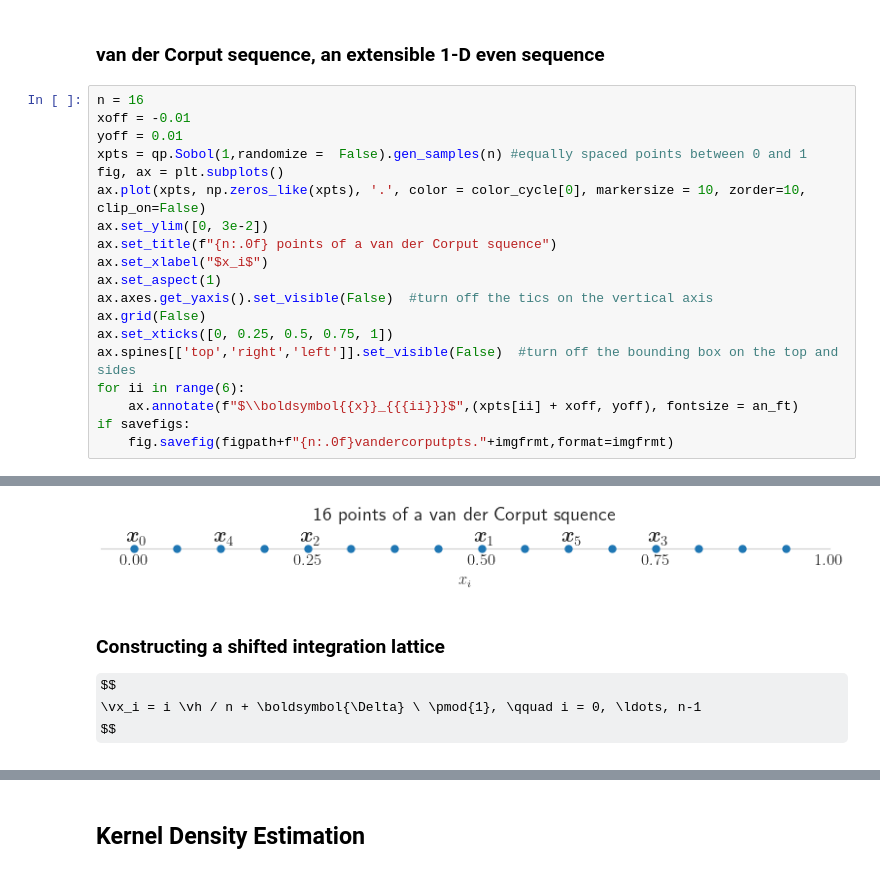
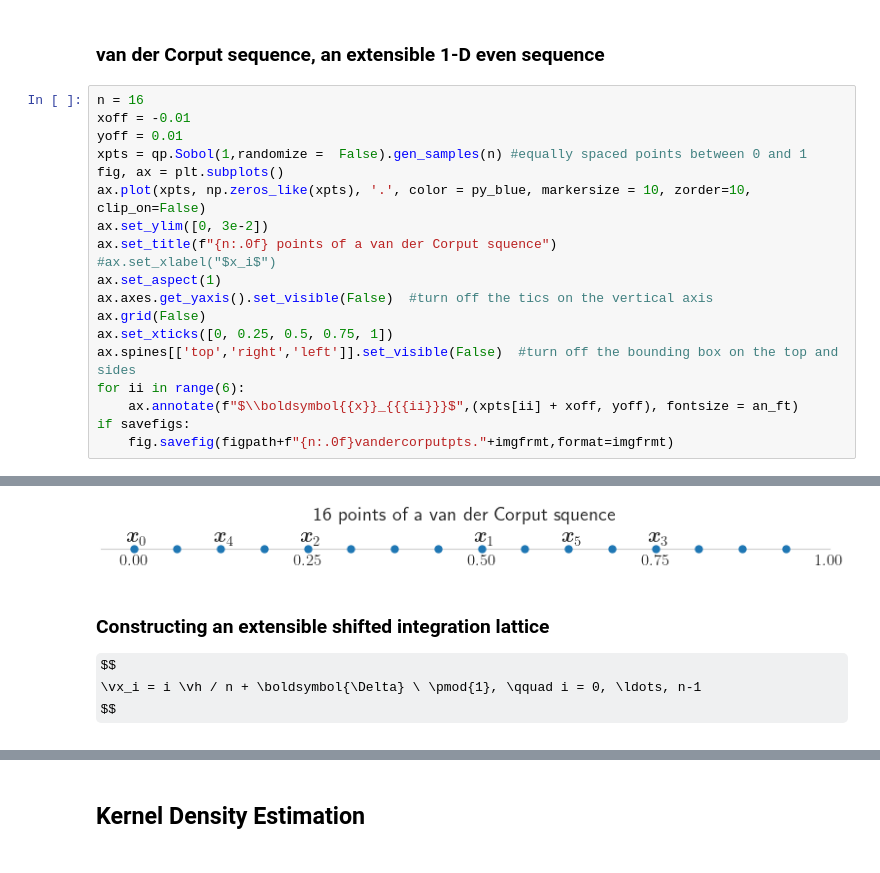
Before and after one commit to QMCSoftware/QMCSoftware, a Jupyter notebook: demos/talk_paper_demos/MCQMC2024Tutorial/MCQMC2024Tutorial.ipynb, the cells around one changed output, grey strips where cells are left out. Cells and saved outputs as stored; diff of their text form; some formulas as TeX source.

```diff
--- a/demos/talk_paper_demos/MCQMC2024Tutorial/MCQMC2024Tutorial.ipynb
+++ b/demos/talk_paper_demos/MCQMC2024Tutorial/MCQMC2024Tutorial.ipynb
@@ -296,10 +261,10 @@ xoff = -0.01
 yoff = 0.01
 xpts = qp.Sobol(1,randomize =  False).gen_samples(n) #equally spaced points between 0 and 1
 fig, ax = plt.subplots()
-ax.plot(xpts, np.zeros_like(xpts), '.', color = color_cycle[0], markersize = 10, zorder=10, clip_on=False)
+ax.plot(xpts, np.zeros_like(xpts), '.', color = py_blue, markersize = 10, zorder=10, clip_on=False)
 ax.set_ylim([0, 3e-2])
 ax.set_title(f"{n:.0f} points of a van der Corput squence")
-ax.set_xlabel("$x_i$")
+#ax.set_xlabel("$x_i$")
 ax.set_aspect(1)
 ax.axes.get_yaxis().set_visible(False)  #turn off the tics on the vertical axis
 ax.grid(False)
@@ -313,6 +280,6 @@ if savefigs:
-[figure, old version]
+[figure, new version]
 # %% [markdown]
-### Constructing a shifted integration lattice
+### Constructing an extensible shifted integration lattice
 $$
 \vx_i = i \vh / n + \boldsymbol{\Delta} \ \pmod{1}, \qquad i = 0, \ldots, n-1
 $$
```
Also changed, not shown: parts of 11 cells of this notebook.
